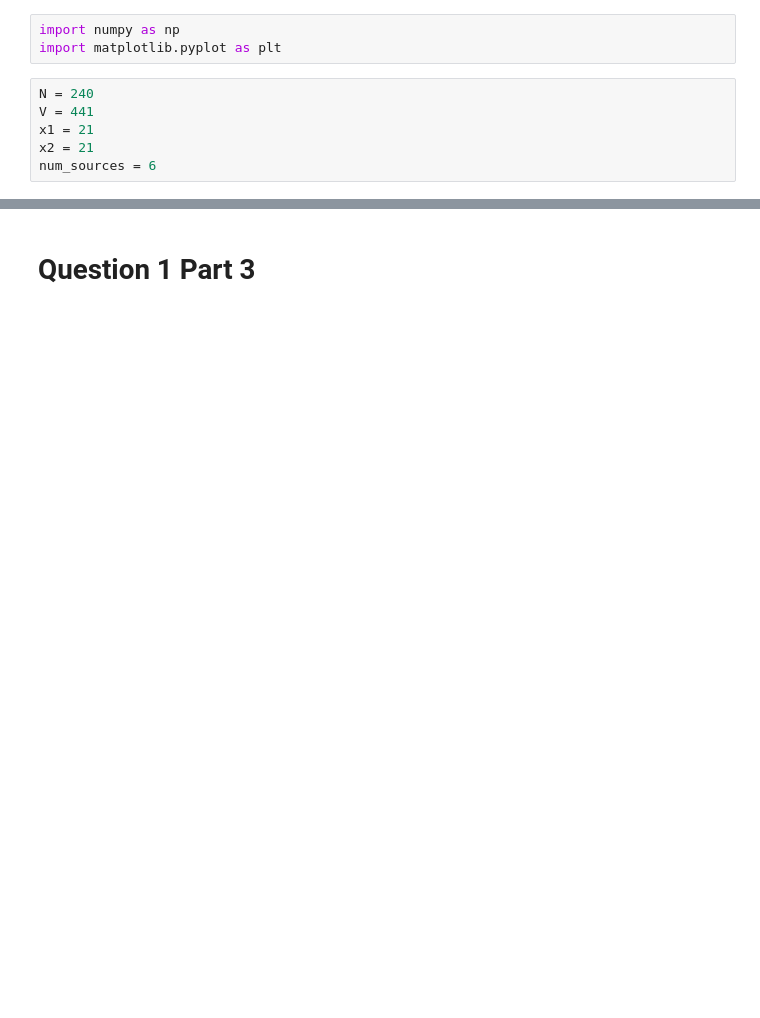
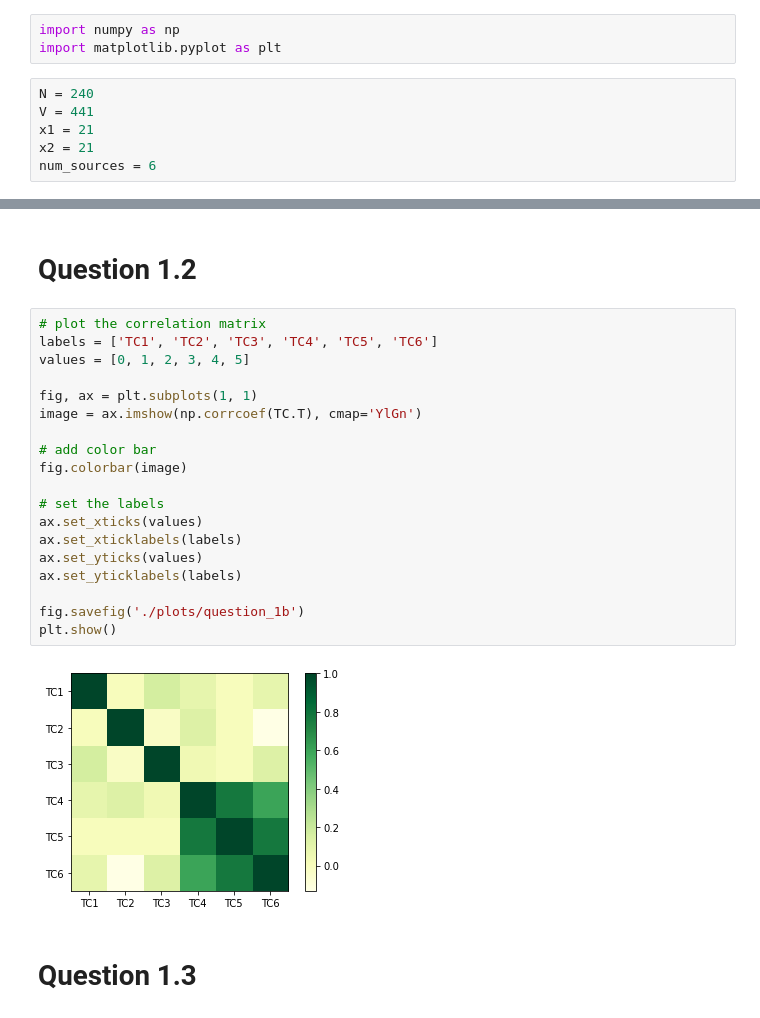
Before and after one commit to yaoxianphang/mast30034_ass1, a Jupyter notebook: code.ipynb, the cells around one changed output, grey strips where cells are left out. Cells and saved outputs as stored; diff of their text form; blank space fills up the shorter version.

Commit message:
Added code for question 1.2

```diff
--- a/code.ipynb
+++ b/code.ipynb
@@ -56,8 +56,31 @@ plt.show()
 fig.savefig('./plots/question_1a')
 # %% [output]
 [figure]
+# %% [markdown]
+# Question 1.2
+# %%
+# plot the correlation matrix
+labels = ['TC1', 'TC2', 'TC3', 'TC4', 'TC5', 'TC6']
+values = [0, 1, 2, 3, 4, 5]
+
+fig, ax = plt.subplots(1, 1)
+image = ax.imshow(np.corrcoef(TC.T), cmap='YlGn')
+
+# add color bar
+fig.colorbar(image)
+
+# set the labels
+ax.set_xticks(values)
+ax.set_xticklabels(labels)
+ax.set_yticks(values)
+ax.set_yticklabels(labels)
+
+fig.savefig('./plots/question_1b')
+plt.show()
+# %% [output]
+[figure, added]
 # %% [markdown]
-# Question 1 Part 3
+# Question 1.3
 # %%
 # create the tmpSM array as required
 count = 6
```
Also changed, not shown: parts of 3 cells of this notebook, 1 other file.
